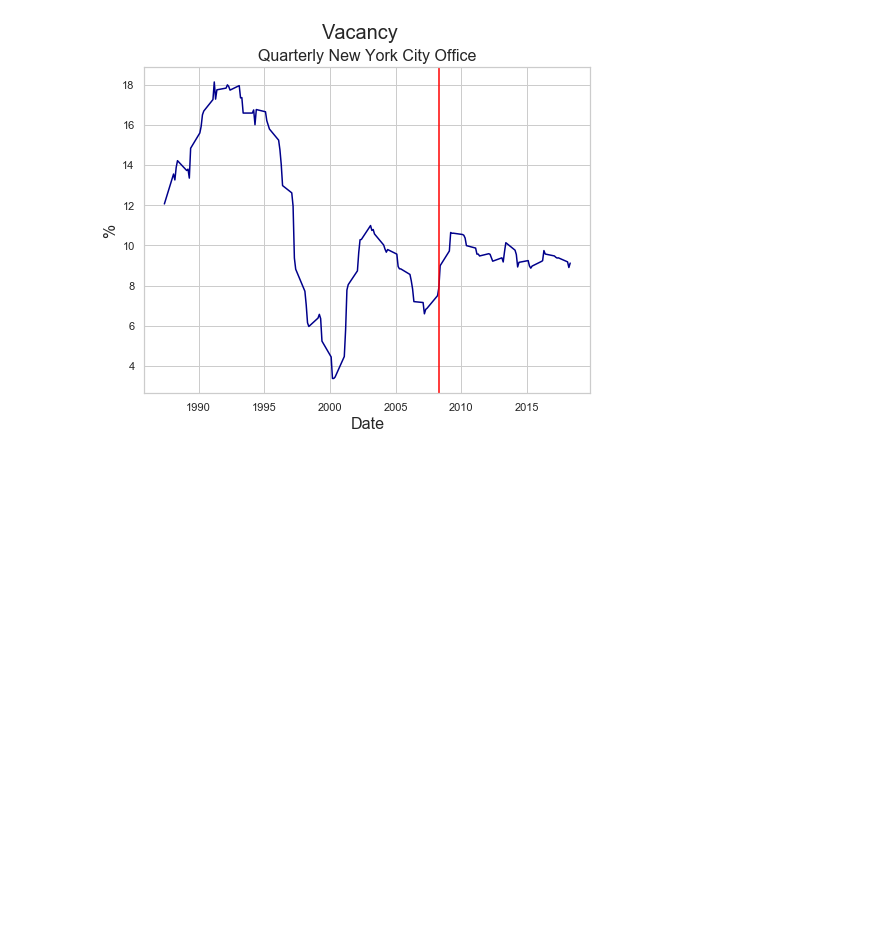
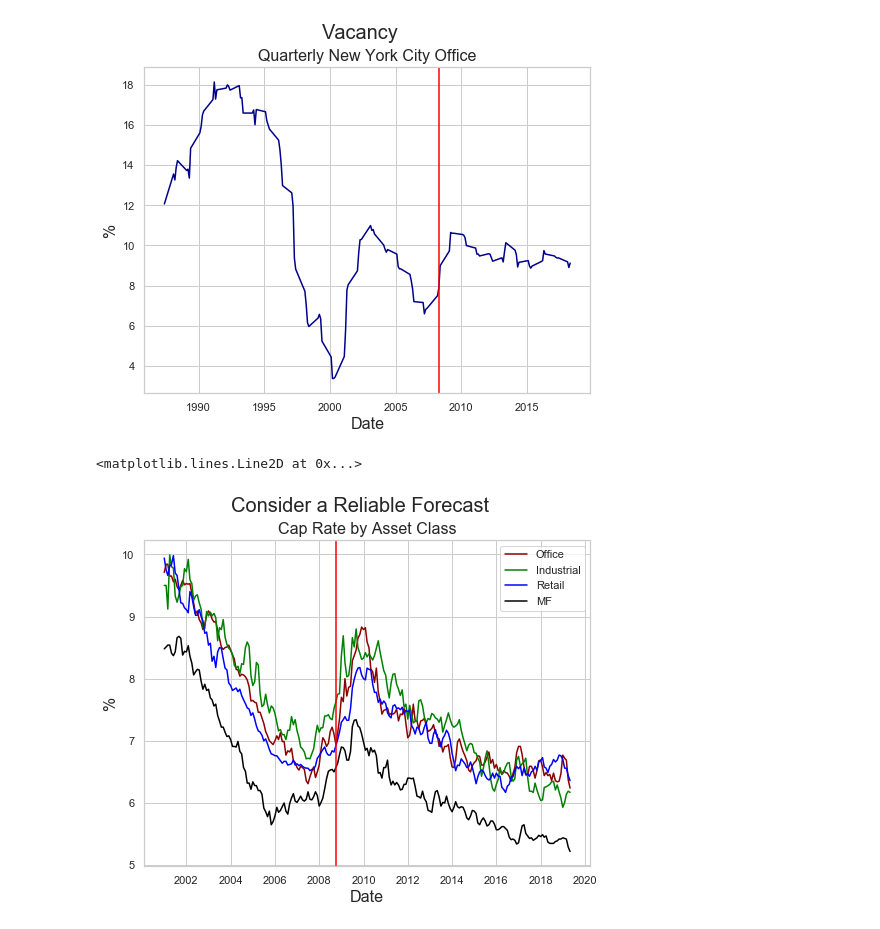
Before and after one commit to thsavage/REAL1-GC.1035, a Jupyter notebook: Summer 2019 1035 Final Lecture.ipynb, the cells around one changed output. Saved outputs shown, nothing was run; the diff lists cells and outputs as text; code cells hidden in the pictures; blank space fills up the shorter version.

```diff
--- a/Summer 2019 1035 Final Lecture.ipynb
+++ b/Summer 2019 1035 Final Lecture.ipynb
@@ -281,3 +281,18 @@ plt.axvline(2008.3, color="red")
 # %% [output]
 <matplotlib.lines.Line2D at 0x...>
 [figure]
+# %%
+plt.figure(figsize = (8, 6))
+plt.suptitle("Consider a Reliable Forecast", fontsize=20)
+plt.title("Cap Rate by Asset Class", fontsize=16)
+plt.plot(cap_rates['O'], label='Office', c='darkred')
+plt.plot(cap_rates['I'], label='Industrial', c='green')
+plt.plot(cap_rates['R'], label='Retail', c='blue')
+plt.plot(cap_rates['M'], label='MF', c='black')
+plt.legend()
+plt.xlabel('Date', fontsize=16)
+plt.ylabel('%', fontsize=16)
+plt.axvline(dt.datetime(2008, 10, 1), color="red")
+# %% [output]
+<matplotlib.lines.Line2D at 0x...>
+[figure, added]
```
